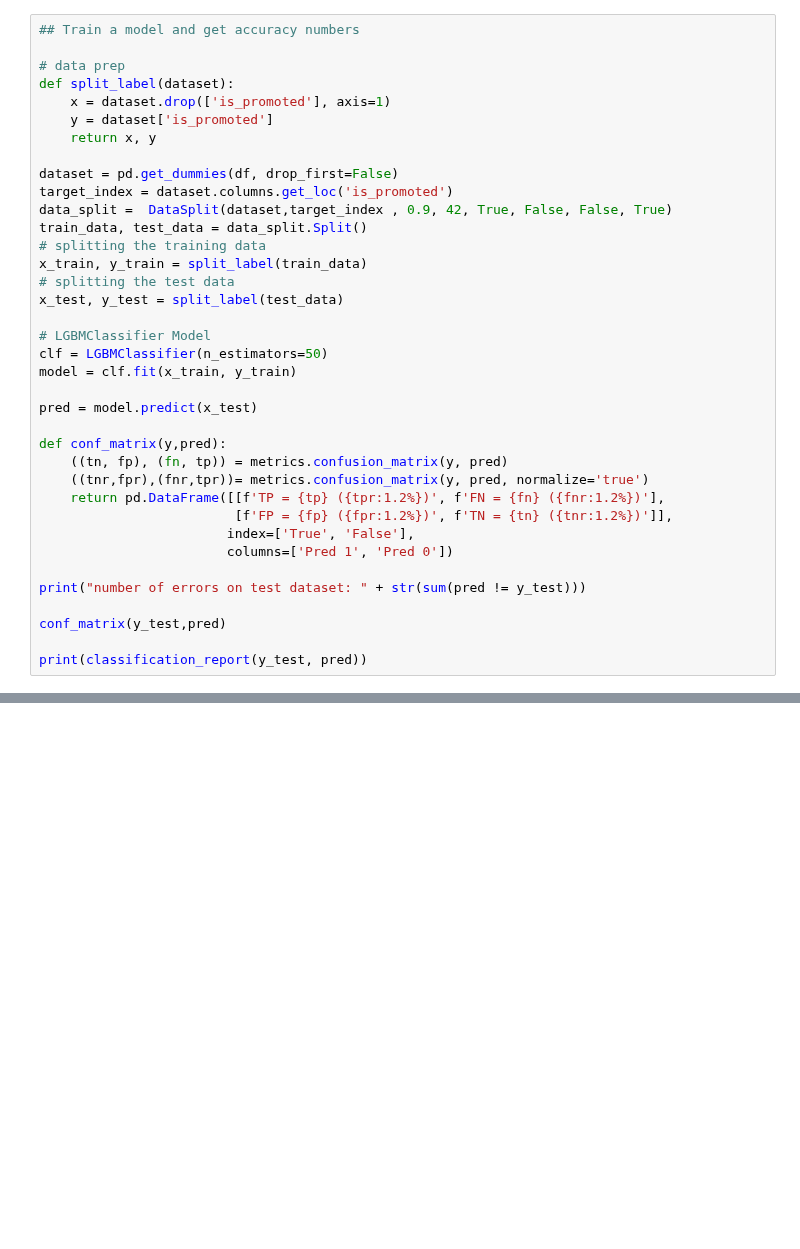
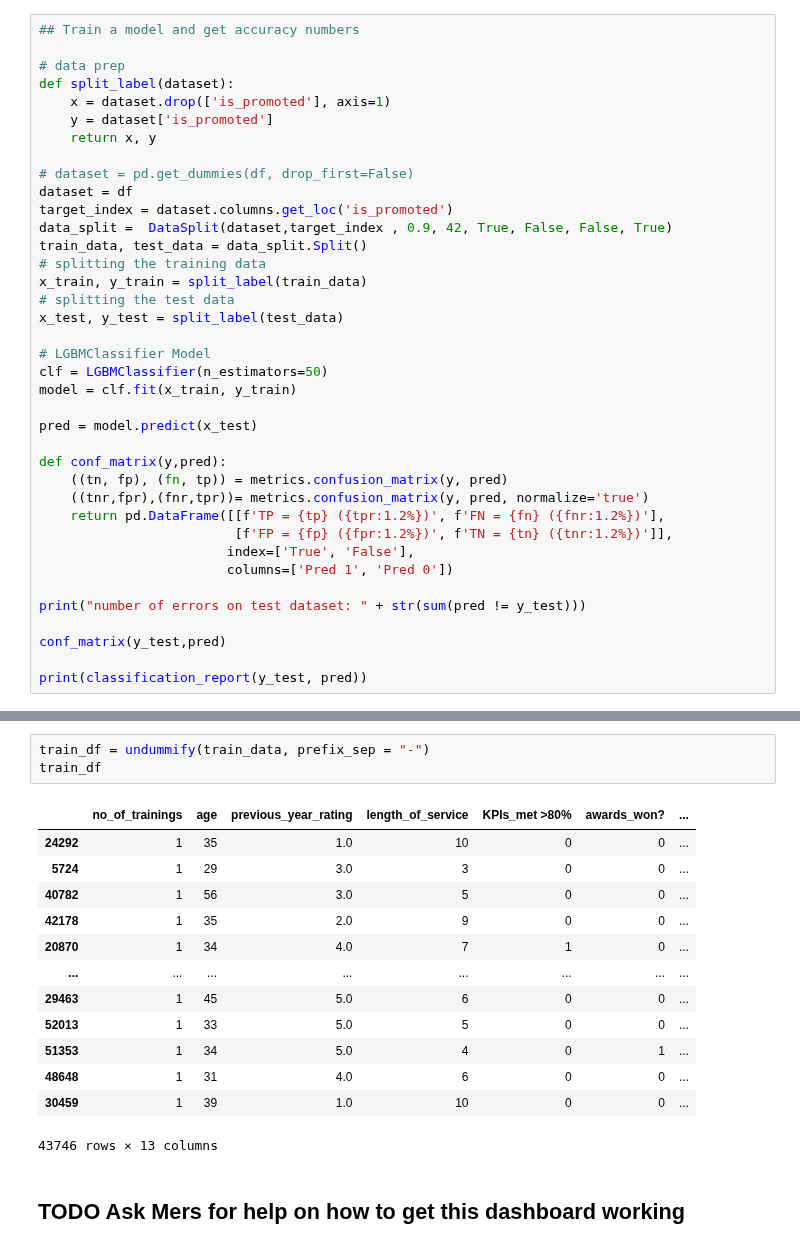
Before and after one commit to microsoft/responsible-ai-toolbox-mitigations, a Jupyter notebook: notebooks/data_balance_e2e.ipynb, the cells around one changed output, grey strips where cells are left out. Drawn from its saved outputs; the diff is of its cells as text; blank space fills up the shorter version.

```diff
--- a/notebooks/data_balance_e2e.ipynb
+++ b/notebooks/data_balance_e2e.ipynb
@@ -39,7 +53,8 @@ def split_label(dataset):
     y = dataset['is_promoted']
     return x, y
 
-dataset = pd.get_dummies(df, drop_first=False)
+# dataset = pd.get_dummies(df, drop_first=False)
+dataset = df
 target_index = dataset.columns.get_loc('is_promoted')
 data_split =  DataSplit(dataset,target_index , 0.9, 42, True, False, False, True)
 train_data, test_data = data_split.Split()
@@ -69,0 +101,19 @@ print(classification_report(y_test, pred))
+# %%
+train_df = undummify(train_data, prefix_sep = "-")
+train_df
+# %% [output]
+|  | no_of_trainings | age | previous_year_rating | length_of_service | KPIs_met >80% | awards_won? | ... |
+| 24292 | 1 | 35 | 1.0 | 10 | 0 | 0 | ... |
+| 5724 | 1 | 29 | 3.0 | 3 | 0 | 0 | ... |
+| 40782 | 1 | 56 | 3.0 | 5 | 0 | 0 | ... |
+| 42178 | 1 | 35 | 2.0 | 9 | 0 | 0 | ... |
+| 20870 | 1 | 34 | 4.0 | 7 | 1 | 0 | ... |
+| ... | ... | ... | ... | ... | ... | ... | ... |
+| 29463 | 1 | 45 | 5.0 | 6 | 0 | 0 | ... |
+| 52013 | 1 | 33 | 5.0 | 5 | 0 | 0 | ... |
+| 51353 | 1 | 34 | 5.0 | 4 | 0 | 1 | ... |
+| 48648 | 1 | 31 | 4.0 | 6 | 0 | 0 | ... |
+| 30459 | 1 | 39 | 1.0 | 10 | 0 | 0 | ... |
+43746 rows × 13 columns
+# %% [markdown]
+## TODO Ask Mers for help on how to get this dashboard working
```
Also changed, not shown: parts of 54 cells of this notebook, 1 other file.
